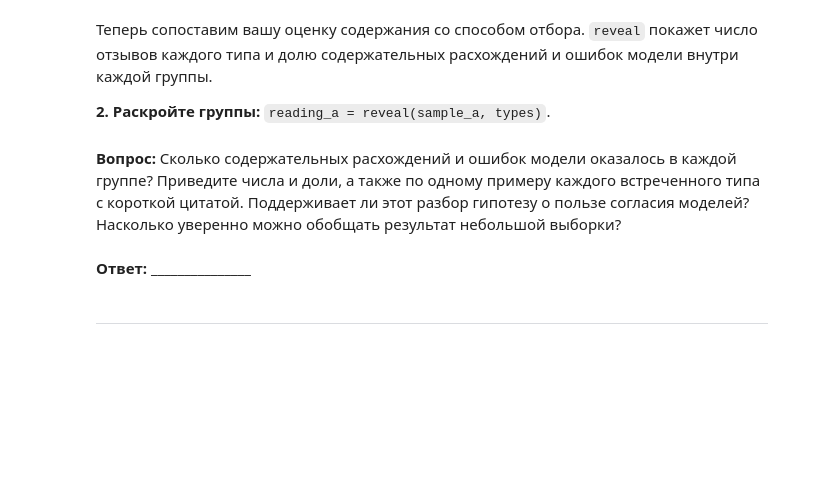
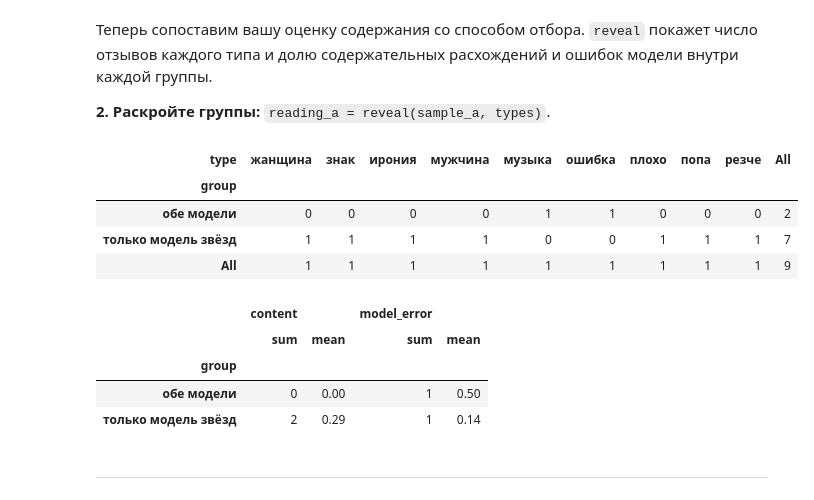
Before and after one commit to DinRazar/data-data, a Jupyter notebook: Работа 3.ipynb, the cells around one changed output. Cells and saved outputs as stored; diff of their text form; code cells hidden in the pictures; blank space fills up the shorter version.

```diff
--- a/Работа 3.ipynb
+++ b/Работа 3.ipynb
@@ -1381,0 +1393,7 @@ area_map(boundary_a)
+# %%
+boundary_a = city_boundary('Дзержинск, Нижегородская область, Россия', 'area_a.geojson')
+area_a = {'geometry': 'area_a.geojson'}
+tags = ['cafe', 'pharmacy', 'grocery']
+max_orgs, max_reviews = 3, 20
+folder_a = Path('reviews_a')
+area_map(boundary_a)
@@ -1413,0 +1446,8 @@ show(result_a.organizations[['name', 'address', 'rating', 'ratings_count', 'revi
+# %%
+reviews_a = two_readers(reviews_a)
+reviews_a['expected_both'] = reviews_a.rating.map(norm.both)
+print('candidate:', reviews_a.candidate.sum())
+print('both:', reviews_a.both.sum())
+print('Наблюдаемое both:', reviews_a.both.sum())
+print('Ожидаемое both:', reviews_a.expected_both.sum())
+print('Отношение:', reviews_a.both.sum() / reviews_a.expected_both.sum())
@@ -1463,3 +1529,5 @@ types = []  # ВАШ КОД: коды типов в порядке строк т
+# %%
+types = ['знак', 'ошибка', 'резче', 'музыка', 'ирония', 'плохо','попа', 'жанщина', 'мужчина']
 # %% [markdown]
 Теперь сопоставим вашу оценку содержания со способом отбора. `reveal` покажет число отзывов каждого типа и долю содержательных расхождений и ошибок модели внутри каждой группы.
 
@@ -1469,7 +1535,16 @@ types = []  # ВАШ КОД: коды типов в порядке строк т
-# %% [markdown]
-**Вопрос:** Сколько содержательных расхождений и ошибок модели оказалось в каждой группе? Приведите числа и доли, а также по одному примеру каждого встреченного типа с короткой цитатой. Поддерживает ли этот разбор гипотезу о пользе согласия моделей? Насколько уверенно можно обобщать результат небольшой выборки?
-# %% [markdown]
-**Ответ:** _______________
+# %%
+reading_a = reveal(sample_a, types)
+# %% [output]
+| type | жанщина | знак | ирония | мужчина | музыка | ошибка | плохо | попа | резче | All |
+| group |  |  |  |  |  |  |  |  |  |  |
+| обе модели | 0 | 0 | 0 | 0 | 1 | 1 | 0 | 0 | 0 | 2 |
+| только модель звёзд | 1 | 1 | 1 | 1 | 0 | 0 | 1 | 1 | 1 | 7 |
+| All | 1 | 1 | 1 | 1 | 1 | 1 | 1 | 1 | 1 | 9 |
+|  | content |  | model_error |  |
+|  | sum | mean | sum | mean |
+| group |  |  |  |  |
+| обе модели | 0 | 0.00 | 1 | 0.50 |
+| только модель звёзд | 2 | 0.29 | 1 | 0.14 |
 # %% [markdown]
 ---
 # %% [markdown]
```
Also changed, not shown: parts of 51 cells of this notebook.
